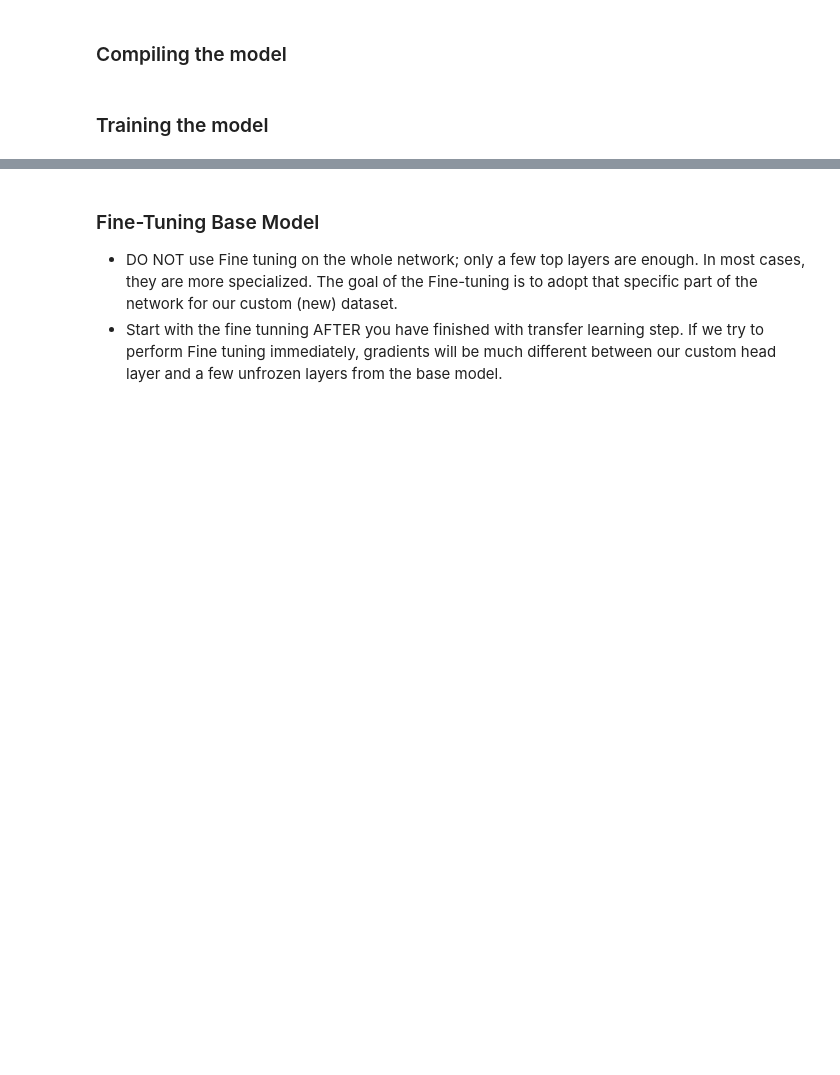
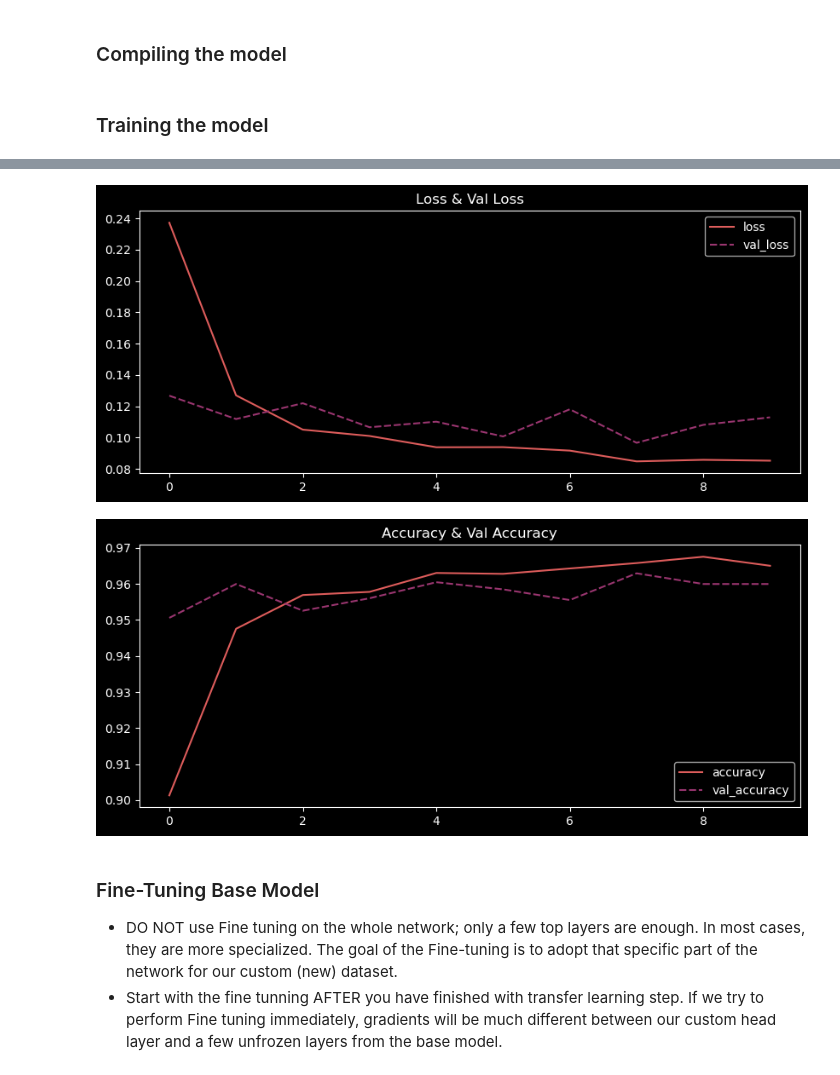
Before and after one commit to IqmanS/Deep-Learning-Notebooks, a Jupyter notebook: 6-MobileNetV2-Cat-vs-Dog-Image-Classification.ipynb, the cells around one changed output, grey strips where cells are left out. Cells and saved outputs as stored; diff of their text form; code cells hidden in the pictures; blank space fills up the shorter version.

```diff
--- a/6-MobileNetV2-Cat-vs-Dog-Image-Classification.ipynb
+++ b/6-MobileNetV2-Cat-vs-Dog-Image-Classification.ipynb
@@ -98,11 +175,14 @@ df_acc =  df[['accuracy', 'val_accuracy']]
 # %%
-plt.subplot(1,2,figsize=(10,4))
+plt.figure(figsize=(10, 4))
 plt.title("Loss & Val Loss")
 sns.lineplot(df_loss,palette="flare");
 
-plt.title(1,2,"Accuracy & Val Accuracy")
-plt.figure(figsize=(10,4))
+plt.figure(figsize=(10, 4))
+plt.title("Accuracy & Val Accuracy")
 sns.lineplot(df_acc,palette="flare");
+# %% [output]
+[figure, added]
+[figure, added]
 # %% [markdown]
 ### Fine-Tuning Base Model
 
```
Also changed, not shown: parts of 16 cells of this notebook.
